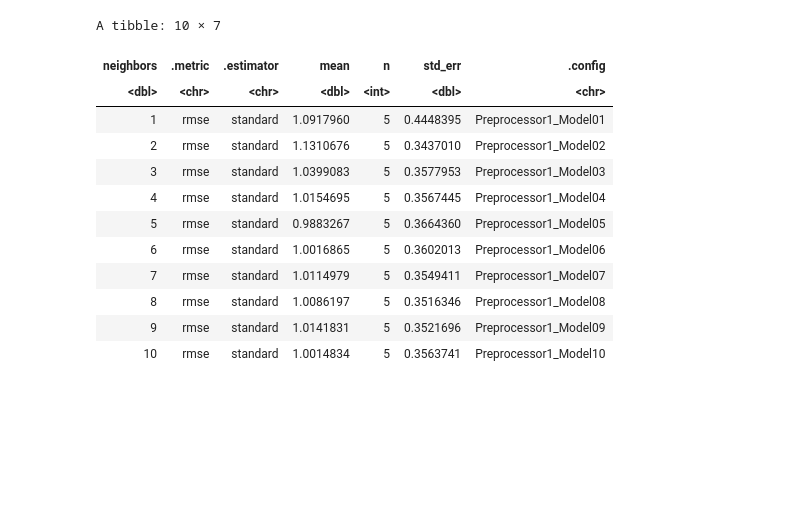
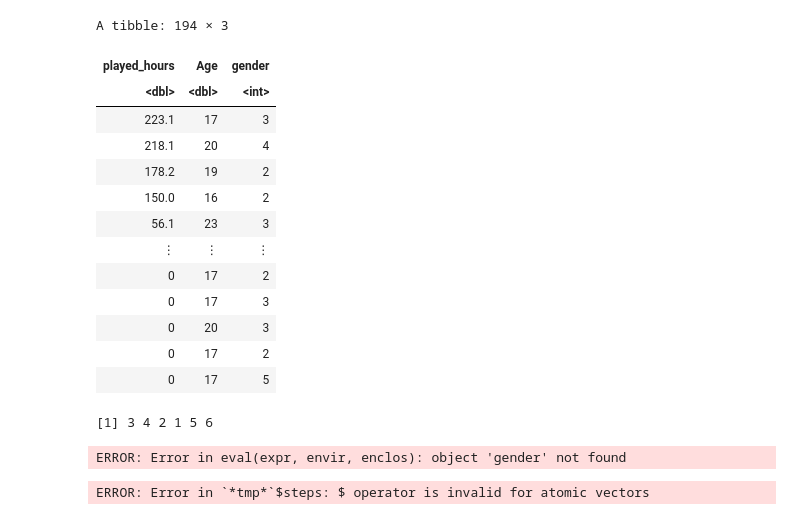
Before and after one commit to Jazecab/DSCI100-Project-Main, a Jupyter notebook: Project_JC.ipynb, the cells around one changed output. Drawn from its saved outputs; the diff is of its cells as text; code cells hidden in the pictures; blank space fills up the shorter version.

Commit message:
Conversion of gender values from categorical to numerical
Conversion of gender values from categorical to numerical for better scaling and data prediction.

```diff
--- a/Project_JC.ipynb
+++ b/Project_JC.ipynb
@@ -119,0 +79,11 @@ A tibble: 194 × 3
+# %%
+#Cleaning dataset to only include played hours and age
+#Enssures that no NA values are present in data, and selecting the appropriate columns for use in prediction
+playerdemog<-players|>
+    select(played_hours, Age, gender)|>
+    na.omit()|>
+    arrange(-played_hours)
+playerage
+
+tail(playerdemog)
+head(playerdemog)
@@ -120,52 +143,72 @@ A tibble: 194 × 3
+# %%
+#assigning genders to numerical values for easier scaling
+playerdemog$gender<-as.integer(factor(playerdemog$gender))
+playerdemog
+# %% [output]
+A tibble: 194 × 3
+| played_hours | Age | gender |
+| <dbl> | <dbl> | <int> |
+| 223.1 | 17 | 3 |
+| 218.1 | 20 | 4 |
+| 178.2 | 19 | 2 |
+| 150.0 | 16 | 2 |
+| 56.1 | 23 | 3 |
+| ⋮ | ⋮ | ⋮ |
+| 0 | 17 | 2 |
+| 0 | 17 | 3 |
+| 0 | 20 | 3 |
+| 0 | 17 | 2 |
+| 0 | 17 | 5 |
+# %%
+Male
+# %% [output]
+[1] 3 4 2 1 5 6
+ERROR: Error in eval(expr, envir, enclos): object 'gender' not found
 # %%
 #using KNN regression to determine how much a player of a certain gender and age
 #will be doing a 5 fold cross validation on the data set TO DETERMINE THE BEST K
 #data should be split into training and testing
 
-#split data into training and testing data sets, 60:40 in training:testing
-split<-initial_split(player_main, prop=0.6, strata=played_hours)
-player_training<-training(split)
-player_testing<-testing(split)
+#split data into training and testing data sets, 70:30 in training:testing
+isplit<-initial_split(playerdemog, prop=0.7, strata=played_hours)
+player_training<-training(isplit)
+player_testing<-testing(isplit)
 
 #forming a recipe
-hour_recipe<-recipe(played_hours ~., data=player_training)|>  #using all predictors in the dataset
-    step_scale(all_numeric())|> #only scaling the numeric data (age)
+hour_recipe<-recipe(played_hours ~., data=player_training)  #using all predictors in the dataset
+    step_scale(all_numeric())|>
     step_center(all_numeric())
 
 #forming a tuning model to determine best k
 tune_spec<-nearest_neighbor(weight_func="rectangular", neighbors=tune())|>
     set_engine("kknn")|>
-    set_mode("regression") #doing a regression algorithm
+    set_mode("regression") #doing a regression algorithm to predict played hours
 
 #5-fold cross-validation
 #folds are created in a random way, so re-running this code would result in slight differences in prediction estimates
 vfold<-vfold_cv(player_training, v=5, strata=played_hours)
 
-#setting a range of k=1-10 to find the best k
-kvals<-tibble(neighbors=seq(from=1, to=10, by=1))
 
 #developing a fit
 tune_fit<-workflow()|>
     add_recipe(hour_recipe)|>
     add_model(tune_spec)
 
+
+#setting a range of k=1-10 to find the best k
+kvals<-tibble(neighbors=seq(from=1, to=10, by=1))
+
 #collecting data to find the smallest RMSE
 kvals_result<-tune_fit|>
     tune_grid(resamples=vfold, grid=kvals)|>
     collect_metrics()|>
-    filter(.metric=="rmse") #error occurs here
+    filter(.metric=="rmse")
 kvals_result
+
+# finding k value with minimum rmse for use in testing model
+kvals_min<-kvals_result|>
+   slice_min(mean, n=1)|>#finds the row with the minimum mean
+    pull(neighbors)
+kvals_min
 # %% [output]
-A tibble: 10 × 7
+ERROR: Error in `*tmp*`$steps: $ operator is invalid for atomic vectors
-| neighbors | .metric | .estimator | mean | n | std_err | .config |
-| <dbl> | <chr> | <chr> | <dbl> | <int> | <dbl> | <chr> |
-| 1 | rmse | standard | 1.0917960 | 5 | 0.4448395 | Preprocessor1_Model01 |
-| 2 | rmse | standard | 1.1310676 | 5 | 0.3437010 | Preprocessor1_Model02 |
-| 3 | rmse | standard | 1.0399083 | 5 | 0.3577953 | Preprocessor1_Model03 |
-| 4 | rmse | standard | 1.0154695 | 5 | 0.3567445 | Preprocessor1_Model04 |
-| 5 | rmse | standard | 0.9883267 | 5 | 0.3664360 | Preprocessor1_Model05 |
-| 6 | rmse | standard | 1.0016865 | 5 | 0.3602013 | Preprocessor1_Model06 |
-| 7 | rmse | standard | 1.0114979 | 5 | 0.3549411 | Preprocessor1_Model07 |
-| 8 | rmse | standard | 1.0086197 | 5 | 0.3516346 | Preprocessor1_Model08 |
-| 9 | rmse | standard | 1.0141831 | 5 | 0.3521696 | Preprocessor1_Model09 |
-| 10 | rmse | standard | 1.0014834 | 5 | 0.3563741 | Preprocessor1_Model10 |
```
Also changed, not shown: parts of 26 cells of this notebook.
